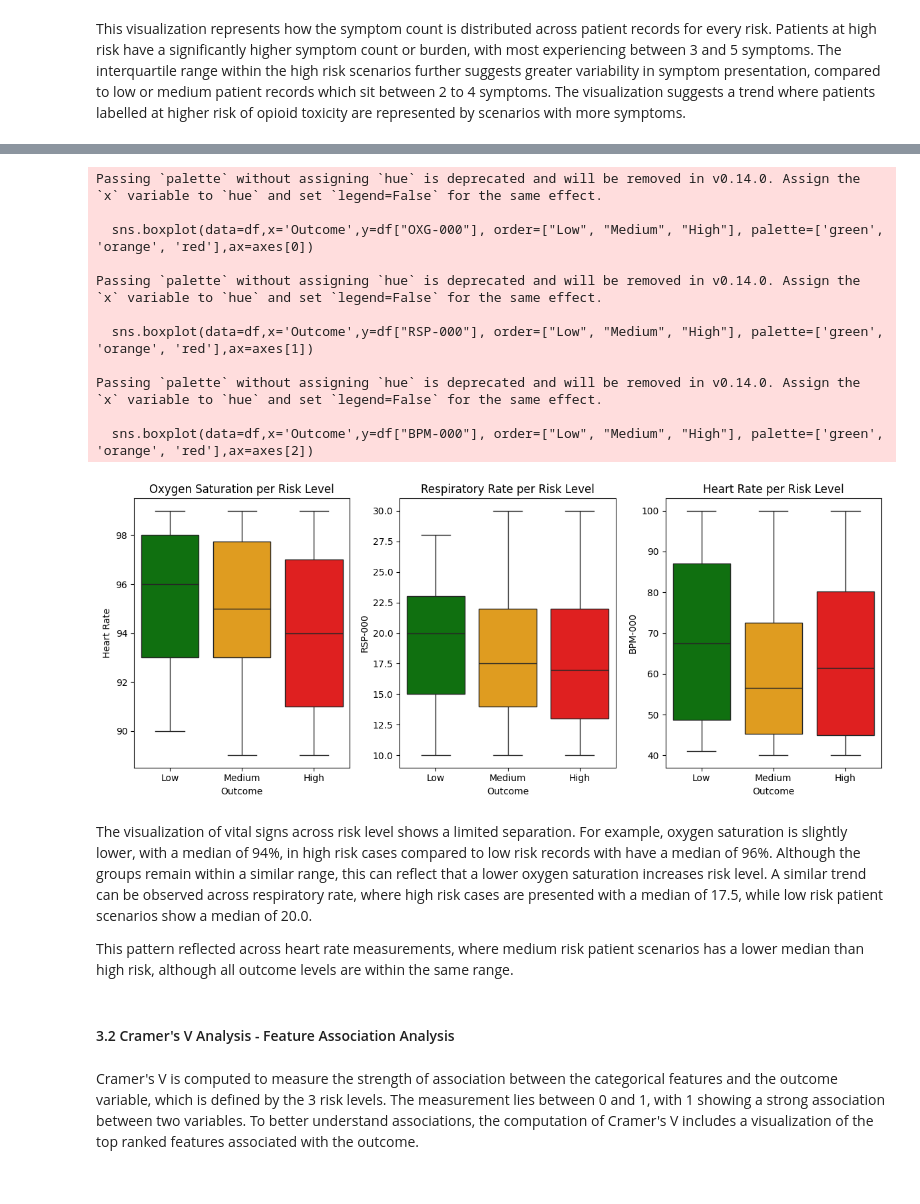
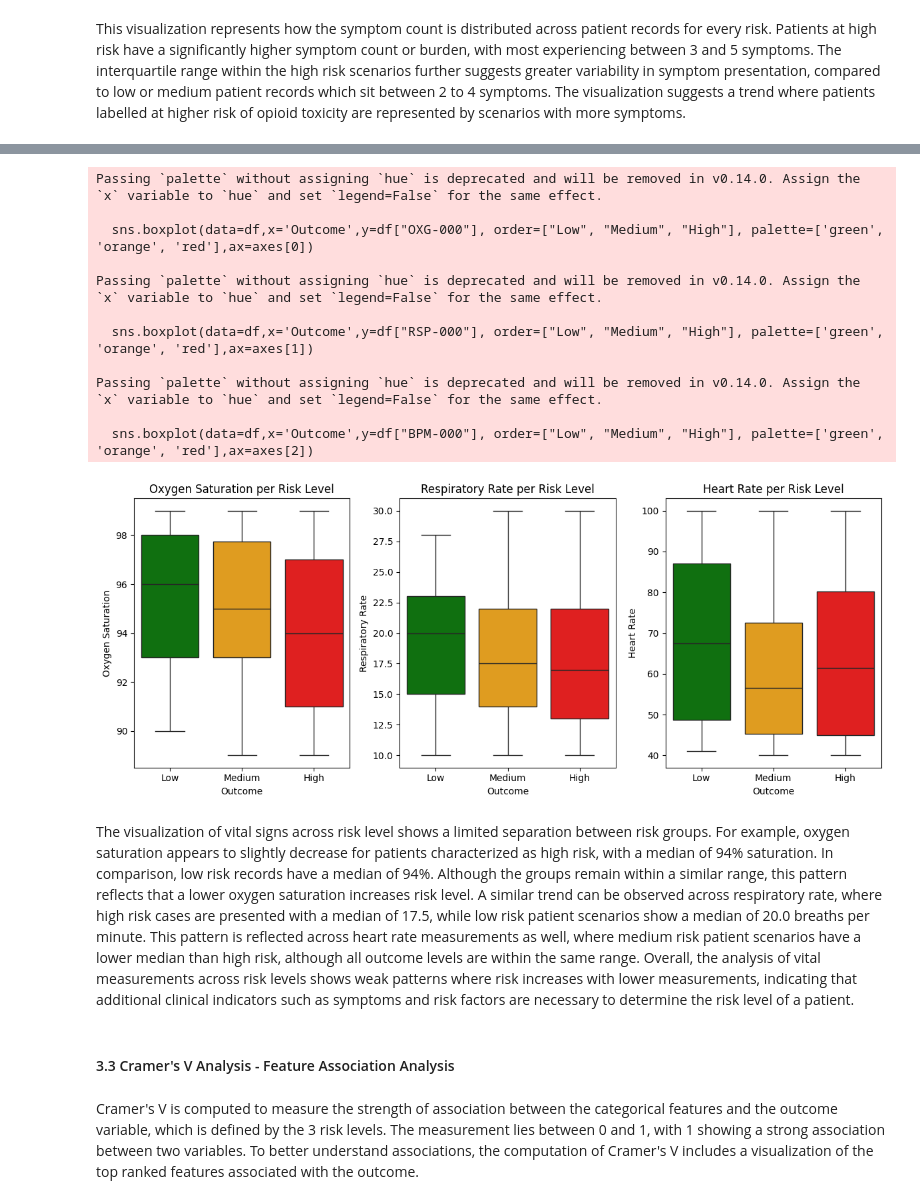
Before and after one commit to mluisab/master_thesis, a Jupyter notebook: dataset_analysis.ipynb, the cells around one changed output, grey strips where cells are left out. Cells and saved outputs as stored; diff of their text form; code cells hidden in the pictures.

```diff
--- a/dataset_analysis.ipynb
+++ b/dataset_analysis.ipynb
@@ -281,7 +279,7 @@ This visualization represents how the symptom count is distributed across patien
 risk_factors = ['REN-000','LIV-000','SAP-000','LNG-000','MED-ANX-000','MED-APS-000','MED-STM-000','MED-REC-000','MED-OPD-001','MED-OPD-002','MED-OPD-003','INF-000','ALC-000','HST-OPX-000']
 
 #Count how many risk factors are "Yes"
-df['Risk Factor Count'] = (df[symptoms] == 'Yes').sum(axis=1)
+df['Risk Factor Count'] = (df[risk_factors] == 'Yes').sum(axis=1)
 
 #Count age based on risk threshold (65 or above)
 df['Risk Factor Count'] += (df['AGE-000'] == '65 or Above')
@@ -305,42 +303,40 @@ The visualization represents how the number of risk factor is distributed across
 fig,axes = plt.subplots(1,3, figsize=(12,5))
 
 #Define boxplot for oxygen saturation
 sns.boxplot(data=df,x='Outcome',y=df["OXG-000"], order=["Low", "Medium", "High"], palette=['green', 'orange', 'red'],ax=axes[0])
 axes[0].set_title('Oxygen Saturation per Risk Level')
 axes[0].set_ylabel('Oxygen Saturation')
 
 #Define boxplot for respiratory rate
 sns.boxplot(data=df,x='Outcome',y=df["RSP-000"], order=["Low", "Medium", "High"], palette=['green', 'orange', 'red'],ax=axes[1])
 axes[1].set_title('Respiratory Rate per Risk Level')
-axes[0].set_ylabel('Respiratory Rate')
+axes[1].set_ylabel('Respiratory Rate')
 
 #Define boxplot for heart rate
 sns.boxplot(data=df,x='Outcome',y=df["BPM-000"], order=["Low", "Medium", "High"], palette=['green', 'orange', 'red'],ax=axes[2])
 axes[2].set_title('Heart Rate per Risk Level')
-axes[0].set_ylabel('Heart Rate')
+axes[2].set_ylabel('Heart Rate')
 
 plt.tight_layout()
 plt.savefig('vital_count.pdf', bbox_inches='tight')
 plt.show()
 # %% [output]
 Passing `palette` without assigning `hue` is deprecated and will be removed in v0.14.0. Assign the `x` variable to `hue` and set `legend=False` for the same effect.
 
   sns.boxplot(data=df,x='Outcome',y=df["OXG-000"], order=["Low", "Medium", "High"], palette=['green', 'orange', 'red'],ax=axes[0])
 
 Passing `palette` without assigning `hue` is deprecated and will be removed in v0.14.0. Assign the `x` variable to `hue` and set `legend=False` for the same effect.
 
   sns.boxplot(data=df,x='Outcome',y=df["RSP-000"], order=["Low", "Medium", "High"], palette=['green', 'orange', 'red'],ax=axes[1])
 
 Passing `palette` without assigning `hue` is deprecated and will be removed in v0.14.0. Assign the `x` variable to `hue` and set `legend=False` for the same effect.
 
   sns.boxplot(data=df,x='Outcome',y=df["BPM-000"], order=["Low", "Medium", "High"], palette=['green', 'orange', 'red'],ax=axes[2])
-[figure, old version]
+[figure, new version]
 # %% [markdown]
-The visualization of vital signs across risk level shows a limited separation. For example, oxygen saturation is slightly lower, with a median of 94%, in high risk cases compared to low risk records with have a median of 96%. Although the groups remain within a similar range, this can reflect that a lower oxygen saturation increases risk level. A similar trend can be observed across respiratory rate, where high risk cases are presented with a median of 17.5, while low risk patient scenarios show a median of 20.0.
-
-This pattern reflected across heart rate measurements, where medium risk patient scenarios has a lower median than high risk, although all outcome levels are within the same range.
+The visualization of vital signs across risk level shows a limited separation between risk groups. For example, oxygen saturation appears to slightly decrease for patients characterized as high risk, with a median of 94% saturation. In comparison, low risk records have a median of 94%. Although the groups remain within a similar range, this pattern reflects that a lower oxygen saturation increases risk level. A similar trend can be observed across respiratory rate, where high risk cases are presented with a median of 17.5, while low risk patient scenarios show a median of 20.0 breaths per minute. This pattern is reflected across heart rate measurements as well, where medium risk patient scenarios have a lower median than high risk, although all outcome levels are within the same range. Overall, the analysis of vital measurements across risk levels shows weak patterns where risk increases with lower measurements, indicating that additional clinical indicators such as symptoms and risk factors are necessary to determine the risk level of a patient.
 # %% [markdown]
-#### 3.2 Cramer's V Analysis - Feature Association Analysis
+#### 3.3 Cramer's V Analysis - Feature Association Analysis
 # %% [markdown]
 Cramer's V is computed to measure the strength of association between the categorical features and the outcome variable, which is defined by the 3 risk levels. The measurement lies between 0 and 1, with 1 showing a strong association between two variables. To better understand associations, the computation of Cramer's V includes a visualization of the top ranked features associated with the outcome.
 # %%
```
Also changed, not shown: parts of 14 cells of this notebook, 4 other files.
